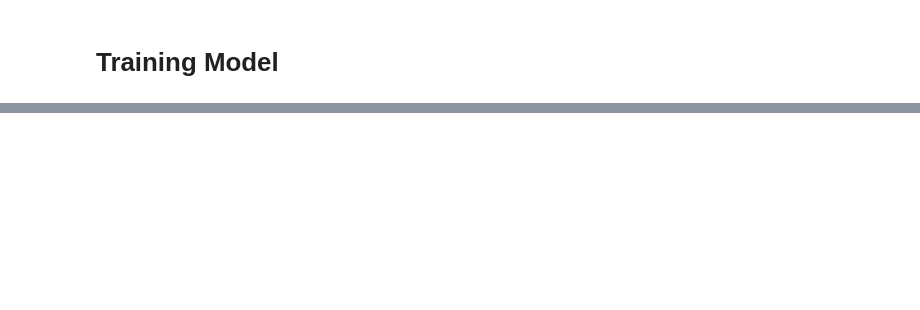
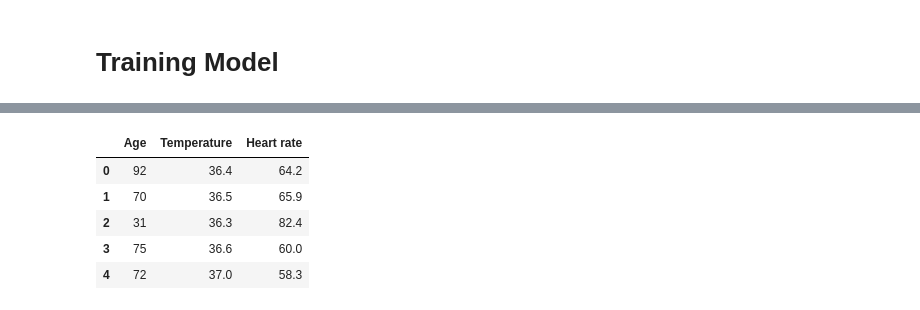
Before and after one commit to Cescollino/FederatedPi, a Jupyter notebook: Client/Client Python Notebook.ipynb, the cells around one changed output, grey strips where cells are left out. Saved outputs shown, nothing was run; the diff lists cells and outputs as text; code cells hidden in the pictures; blank space fills up the shorter version.

```diff
--- a/Client/Client Python Notebook.ipynb
+++ b/Client/Client Python Notebook.ipynb
@@ -395,0 +477,9 @@ Epoch: 200      Training Loss: 0.692004         Validation Loss: 0.707558
+# %%
+Data_Test.head()
+# %% [output]
+|  | Age | Temperature | Heart rate |
+| 0 | 92 | 36.4 | 64.2 |
+| 1 | 70 | 36.5 | 65.9 |
+| 2 | 31 | 36.3 | 82.4 |
+| 3 | 75 | 36.6 | 60.0 |
+| 4 | 72 | 37.0 | 58.3 |
```
Also changed, not shown: parts of 24 cells of this notebook, 3 other files.
